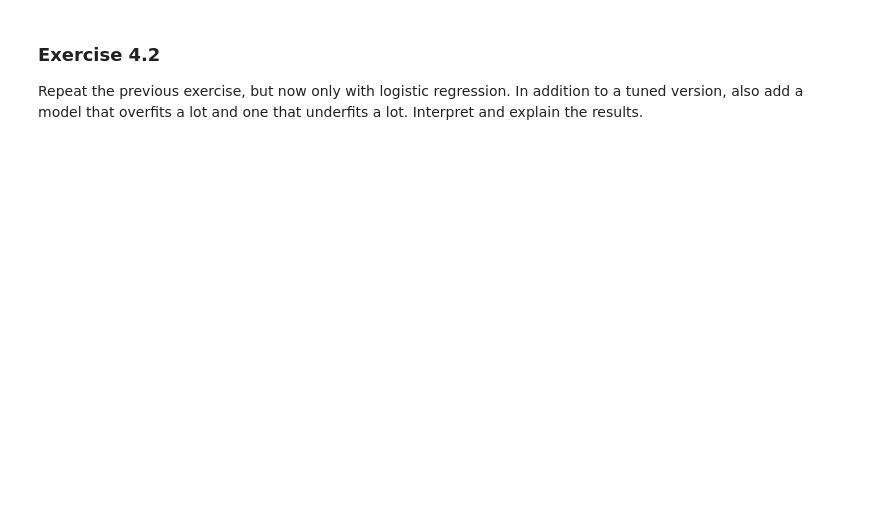
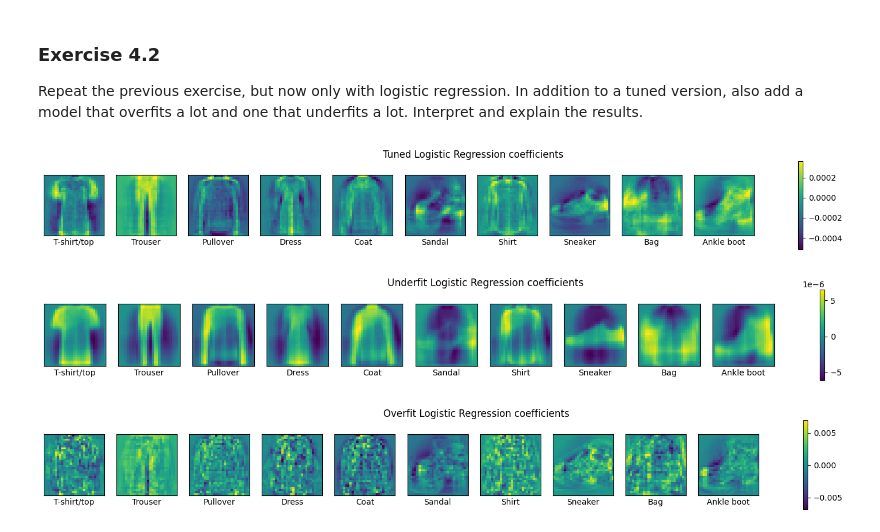
Before and after one commit to emadumitru/MLE-course-materials, a Jupyter notebook: labs/Lab 1b - Linear Models for Classification.ipynb, the cells around one changed output. Cells and saved outputs as stored; diff of their text form; code cells hidden in the pictures; blank space fills up the shorter version.

```diff
--- a/labs/Lab 1b - Linear Models for Classification.ipynb
+++ b/labs/Lab 1b - Linear Models for Classification.ipynb
@@ -239,3 +273,15 @@ def plot_coefficients(model, name=None):
 # %% [markdown]
 ### Exercise 4.2
 Repeat the previous exercise, but now only with logistic regression. In addition to a tuned version, also add a model that overfits a lot and one that underfits a lot. Interpret and explain the results.
+# %%
+tuned_lr = lr
+underfit_lr = LogisticRegression(C=1e-10).fit(X_train, y_train)
+overfit_lr = LogisticRegression(C=1e10).fit(X_train, y_train)
+
+plot_coefficients(tuned_lr, "Tuned Logistic Regression coefficients")
+plot_coefficients(underfit_lr, "Underfit Logistic Regression coefficients")
+plot_coefficients(overfit_lr, "Overfit Logistic Regression coefficients")
+# %% [output]
+[figure, added]
+[figure, added]
+[figure, added]
```
Also changed, not shown: parts of 12 cells of this notebook, 1 other file.
